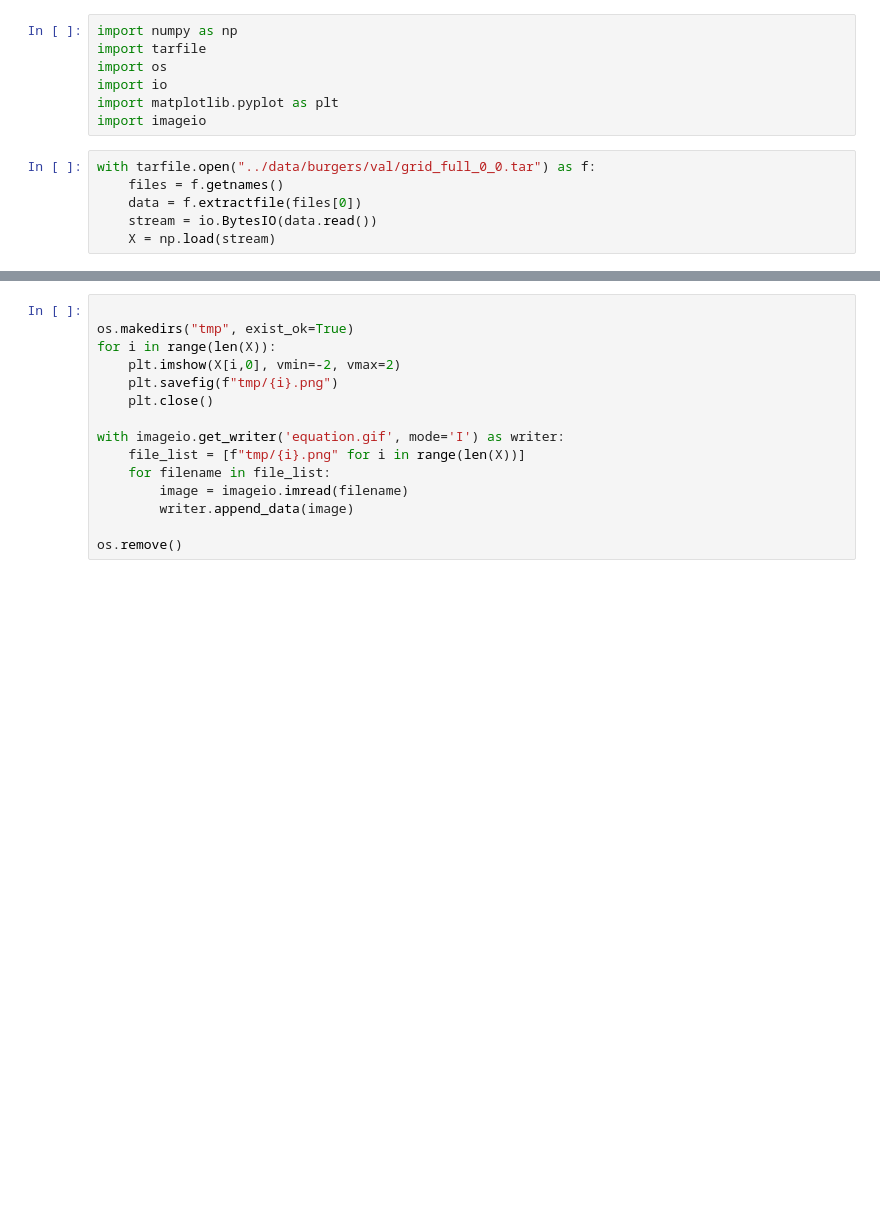
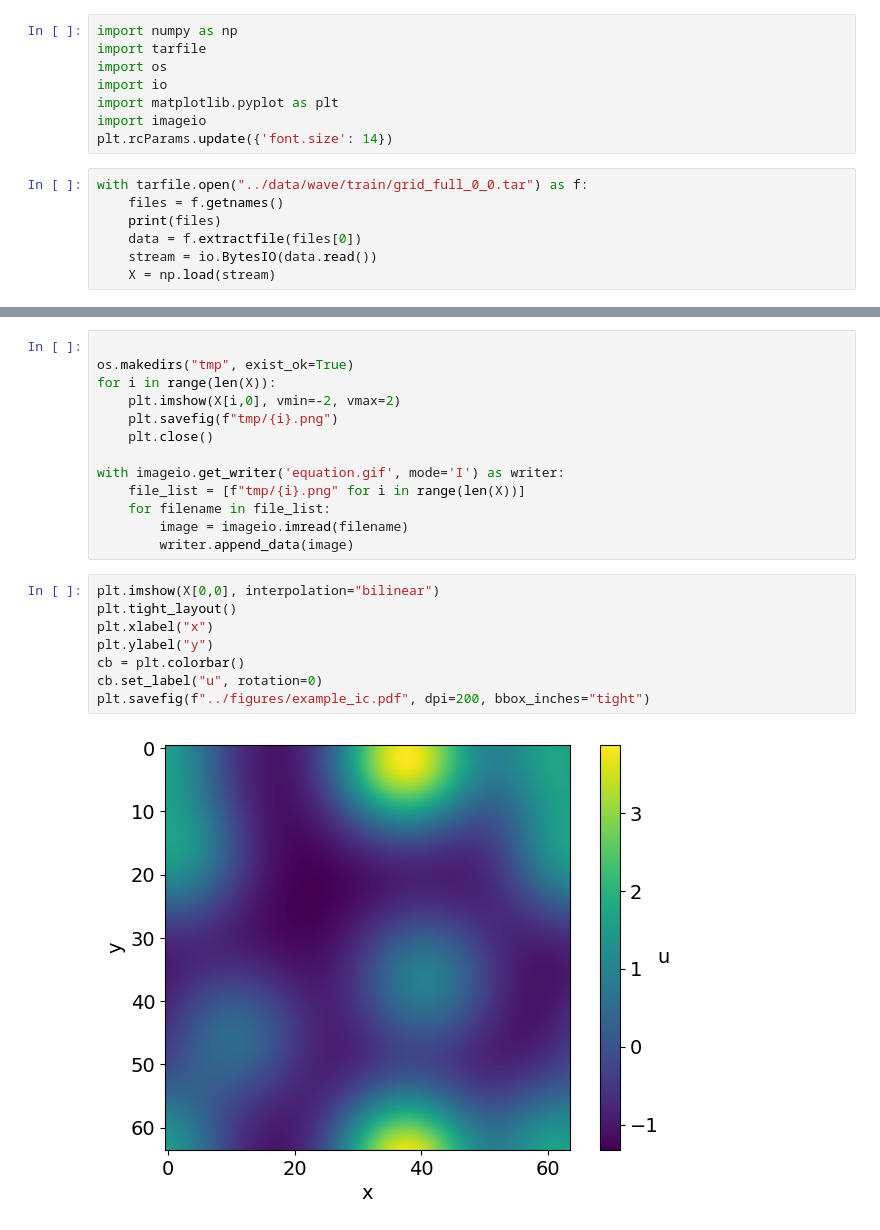
Before and after one commit to badulion/dynabench, a Jupyter notebook: notebooks/data_statistics.ipynb, the cells around one changed output, grey strips where cells are left out. Drawn from its saved outputs; the diff is of its cells as text; blank space fills up the shorter version.

```diff
--- a/notebooks/data_statistics.ipynb
+++ b/notebooks/data_statistics.ipynb
@@ -5,9 +5,11 @@ import os
 import io
 import matplotlib.pyplot as plt
 import imageio
+plt.rcParams.update({'font.size': 14})
 # %%
-with tarfile.open("../data/burgers/val/grid_full_0_0.tar") as f:
+with tarfile.open("../data/wave/train/grid_full_0_0.tar") as f:
     files = f.getnames()
+    print(files)
     data = f.extractfile(files[0])
     stream = io.BytesIO(data.read())
     X = np.load(stream)
@@ -28,5 +32,13 @@ with imageio.get_writer('equation.gif', mode='I') as writer:
     for filename in file_list:
         image = imageio.imread(filename)
         writer.append_data(image)
-
-os.remove()
+# %%
+plt.imshow(X[0,0], interpolation="bilinear")
+plt.tight_layout()
+plt.xlabel("x")
+plt.ylabel("y")
+cb = plt.colorbar()
+cb.set_label("u", rotation=0)
+plt.savefig(f"../figures/example_ic.pdf", dpi=200, bbox_inches="tight")
+# %% [output]
+[figure, added]
```
Also changed, not shown: parts of 2 cells of this notebook, 11 other files.
